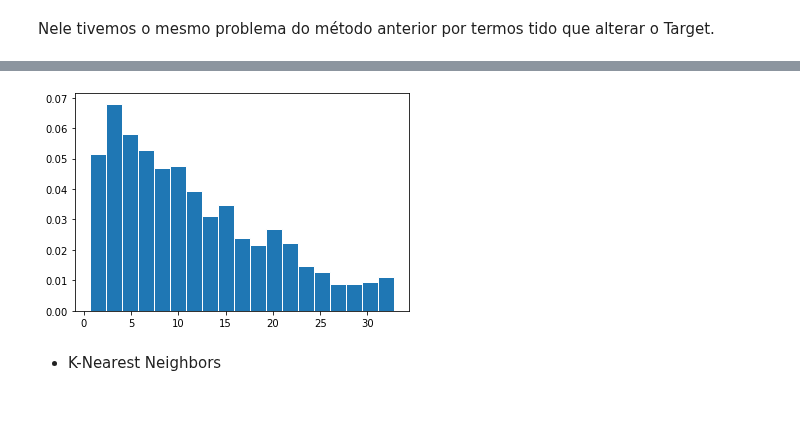
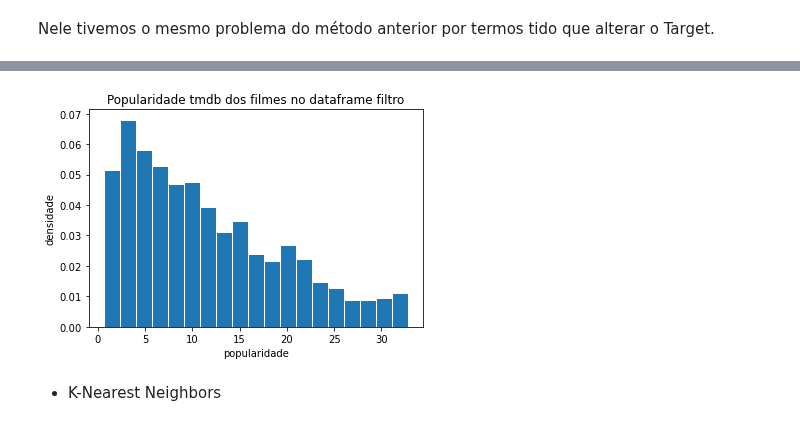
Before and after one commit to insper-classroom/22-2c-cd-p2-grupo_mace_girls, a Jupyter notebook: dados/relatorio.ipynb, the cells around one changed output, grey strips where cells are left out. Drawn from its saved outputs; the diff is of its cells as text; code cells hidden in the pictures.

```diff
--- a/dados/relatorio.ipynb
+++ b/dados/relatorio.ipynb
@@ -421,9 +417,12 @@ plt.show()
 # %%
 faixa_pop_ = np.linspace(g_popularidade.min(), g_popularidade.max(), 20)
 plt.hist(g_popularidade, faixa_pop_ , edgecolor='white', density=True)
+plt.xlabel('popularidade')
+plt.ylabel('densidade')
+plt.title('Popularidade tmdb dos filmes no dataframe filtro')
 plt.show()
 # %% [output]
-[figure, old version]
+[figure, new version]
 # %% [markdown]
 - K-Nearest Neighbors
 # %% [markdown]
```
Also changed, not shown: parts of 8 cells of this notebook.
